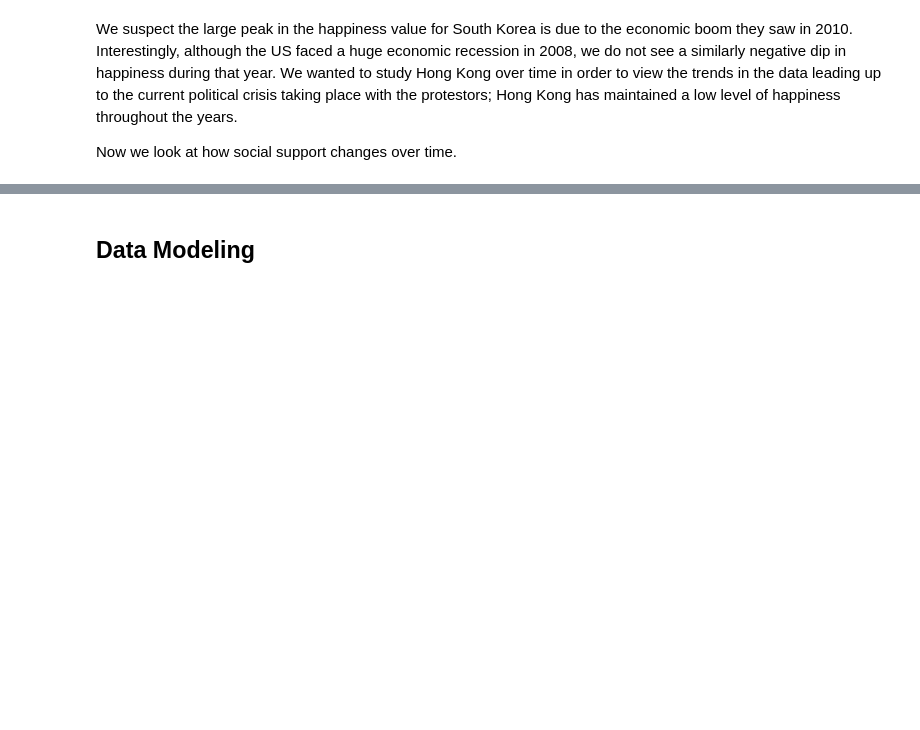
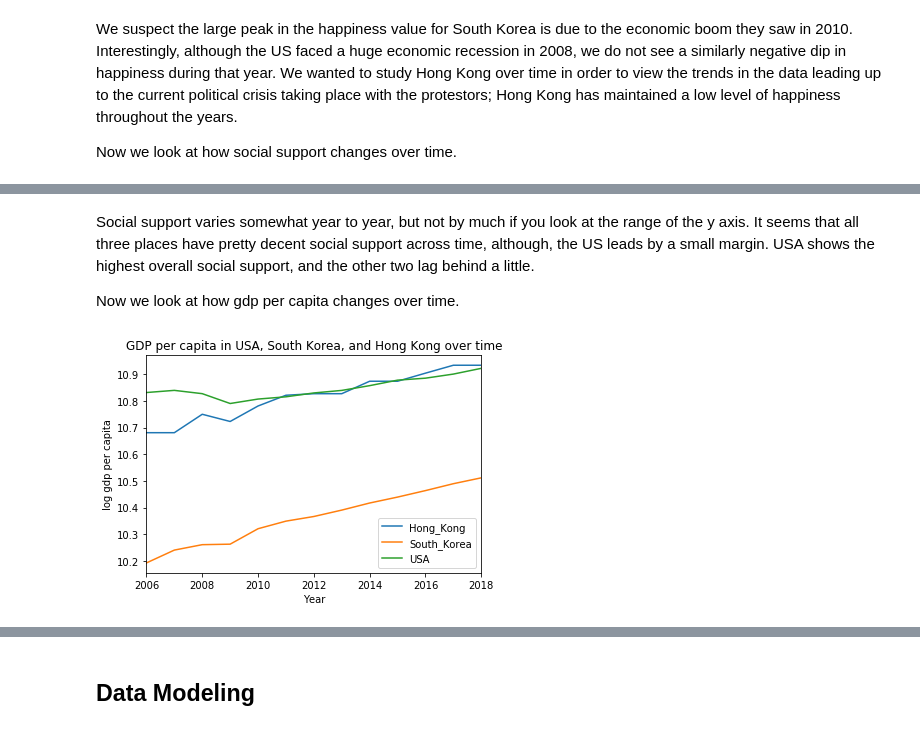
Before and after one commit to uyc201/stats131finalproject, a Jupyter notebook: Stats 131 Final Project Combined Version.ipynb, the cells around one changed output, grey strips where cells are left out. Drawn from its saved outputs; the diff is of its cells as text; code cells hidden in the pictures; blank space fills up the shorter version.

```diff
--- a/Stats 131 Final Project Combined Version.ipynb
+++ b/Stats 131 Final Project Combined Version.ipynb
@@ -729,0 +741,16 @@ plt.show()
+# %% [markdown]
+Social support varies somewhat year to year, but not by much if you look at the range of the y axis. It seems that all three places have pretty decent social support across time, although, the US leads by a small margin. USA shows the highest overall social support, and the other two lag behind a little.
+
+Now we look at how gdp per capita changes over time.
+# %%
+gdp = threec.pivot_table(columns='name',index='Year',values='log_gdp_per_cap')
+gdp.columns = ['Hong_Kong','South_Korea','USA']
+gdp.Hong_Kong = gdp.Hong_Kong.ffill()
+gdp.plot()
+plt.ylabel('log gdp per capita')
+plt.xlabel('Year')
+plt.title('GDP per capita in USA, South Korea, and Hong Kong over time')
+plt.axvline(x=2017, color='black', ls='--')
+plt.show()
+# %% [output]
+[figure, added]
```
Also changed, not shown: parts of 37 cells of this notebook.
